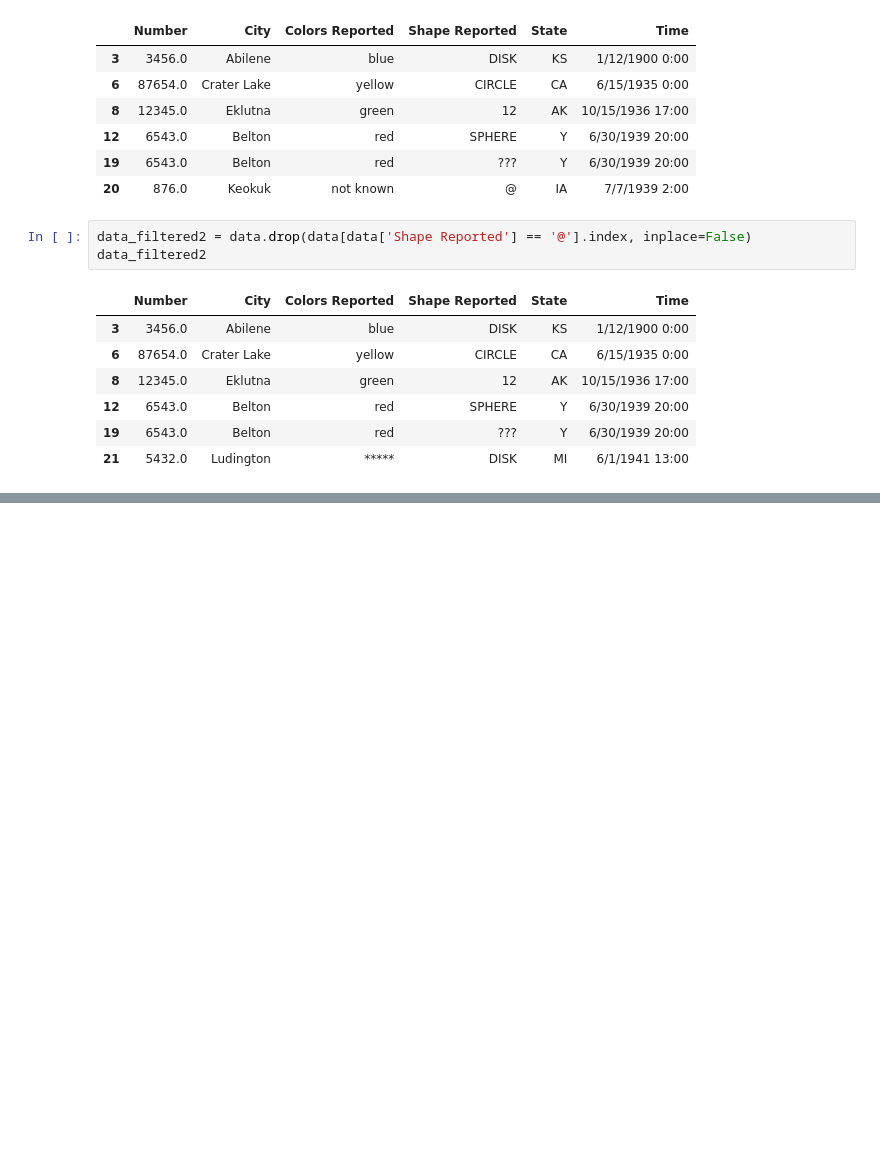
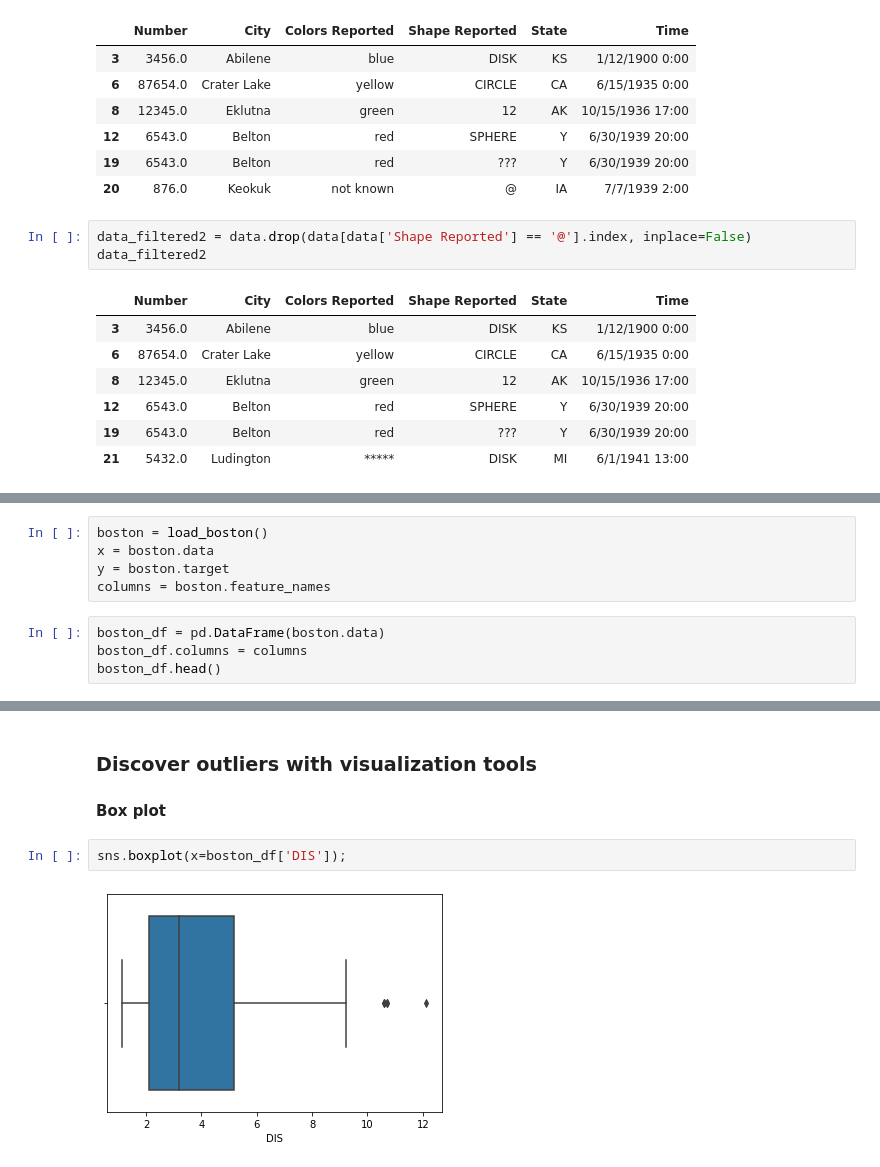
Before and after one commit to pcopley/uta-aiml, a Jupyter notebook: 03 EDA and Data Processing/Preprocessing.ipynb, the cells around one changed output, grey strips where cells are left out. Saved outputs shown, nothing was run; the diff lists cells and outputs as text; blank space fills up the shorter version.

Commit message:
Preprocessing part 2 - outliers

```diff
--- a/03 EDA and Data Processing/Preprocessing.ipynb
+++ b/03 EDA and Data Processing/Preprocessing.ipynb
@@ -219,0 +227,9 @@ data_filtered2
+# %%
+boston = load_boston()
+x = boston.data
+y = boston.target
+columns = boston.feature_names
+# %%
+boston_df = pd.DataFrame(boston.data)
+boston_df.columns = columns
+boston_df.head()
@@ -219,0 +243,8 @@ data_filtered2
+# %% [markdown]
+### Discover outliers with visualization tools
+
+#### Box plot
+# %%
+sns.boxplot(x=boston_df['DIS']);
+# %% [output]
+[figure, added]
```
Also changed, not shown: parts of 21 cells of this notebook.
